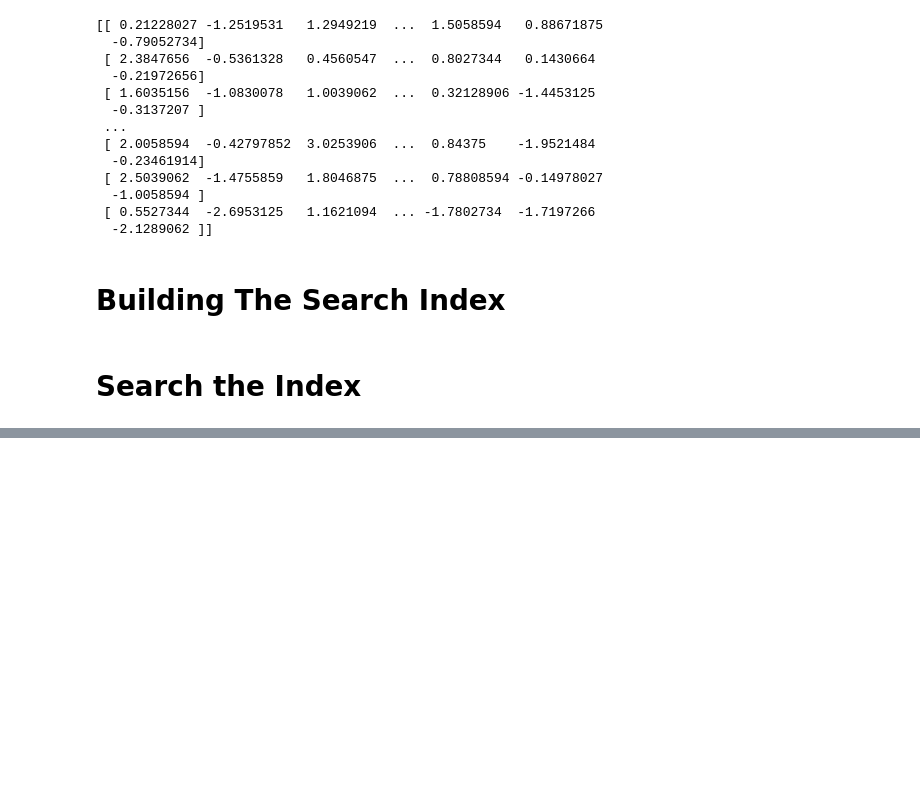
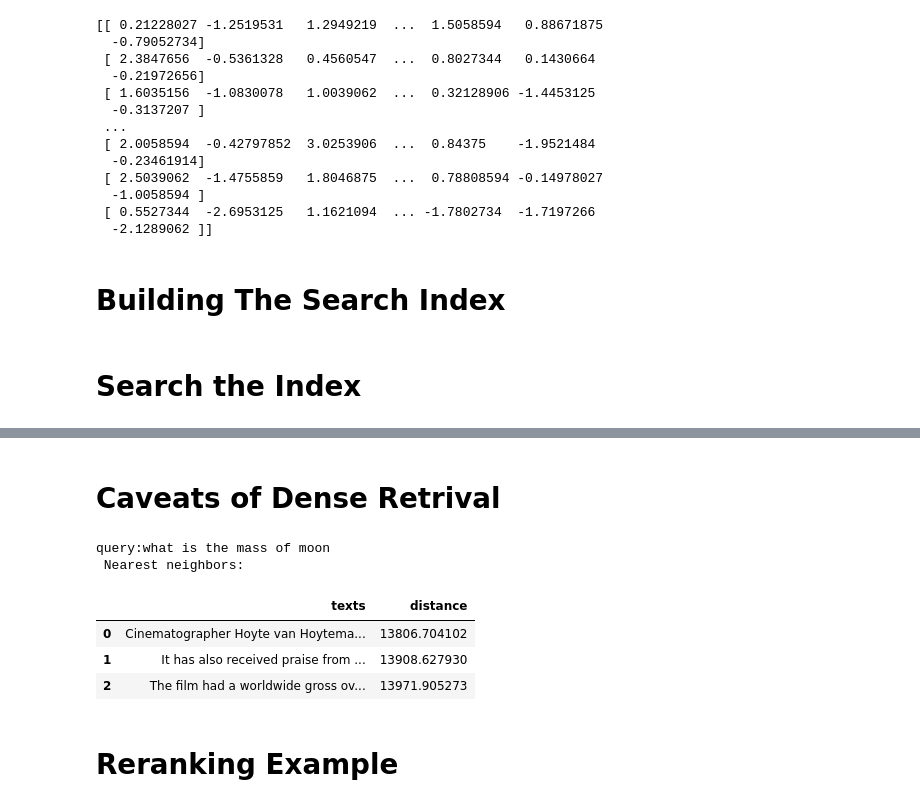
Before and after one commit to saivenkatreddy29/Implementation-of-Hands-on-Large-Language-models-book, a Jupyter notebook: Jaylamar_book_chapter_8.ipynb, the cells around one changed output, grey strips where cells are left out. Saved outputs shown, nothing was run; the diff lists cells and outputs as text; code cells hidden in the pictures; blank space fills up the shorter version.

```diff
--- a/Jaylamar_book_chapter_8.ipynb
+++ b/Jaylamar_book_chapter_8.ipynb
@@ -104,0 +162,15 @@ def search(query, number_of_results = 3):
+# %% [markdown]
+ # Caveats of Dense Retrival
+# %%
+query = "what is the mass of moon"
+results = search(query)
+results
+# %% [output]
+query:what is the mass of moon
+ Nearest neighbors:
+|  | texts | distance |
+| 0 | Cinematographer Hoyte van Hoytema... | 13806.704102 |
+| 1 | It has also received praise from ... | 13908.627930 |
+| 2 | The film had a worldwide gross ov... | 13971.905273 |
+# %% [markdown]
+# Reranking Example
```
Also changed, not shown: parts of 25 cells of this notebook.
